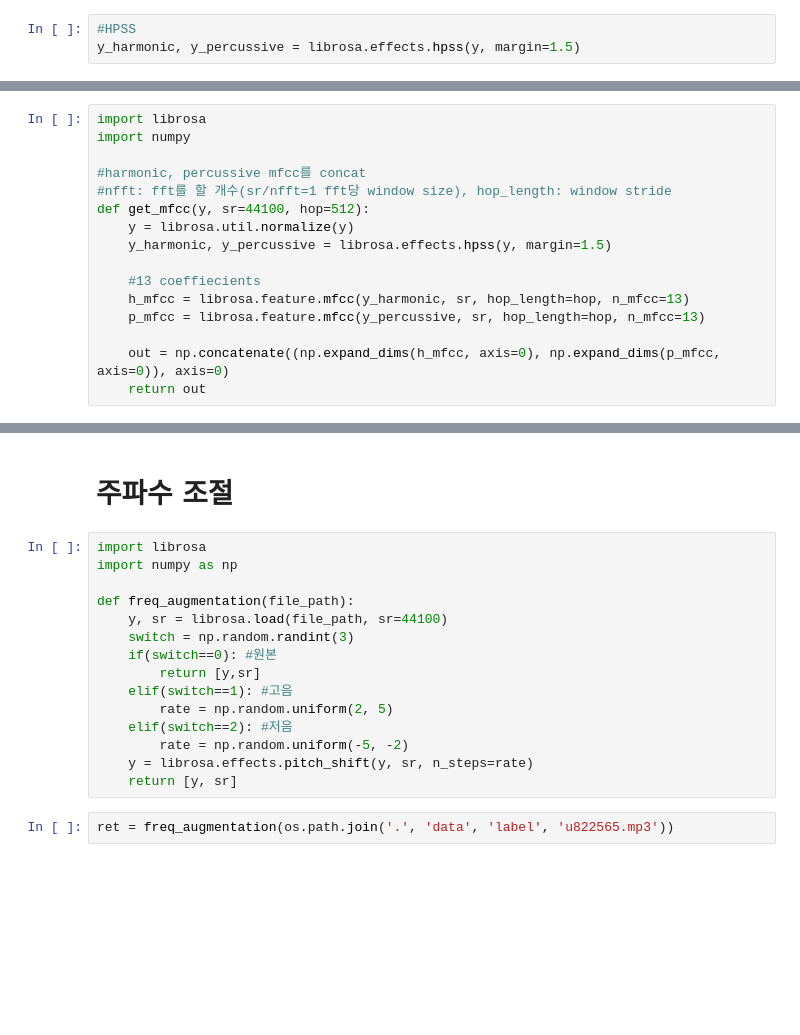
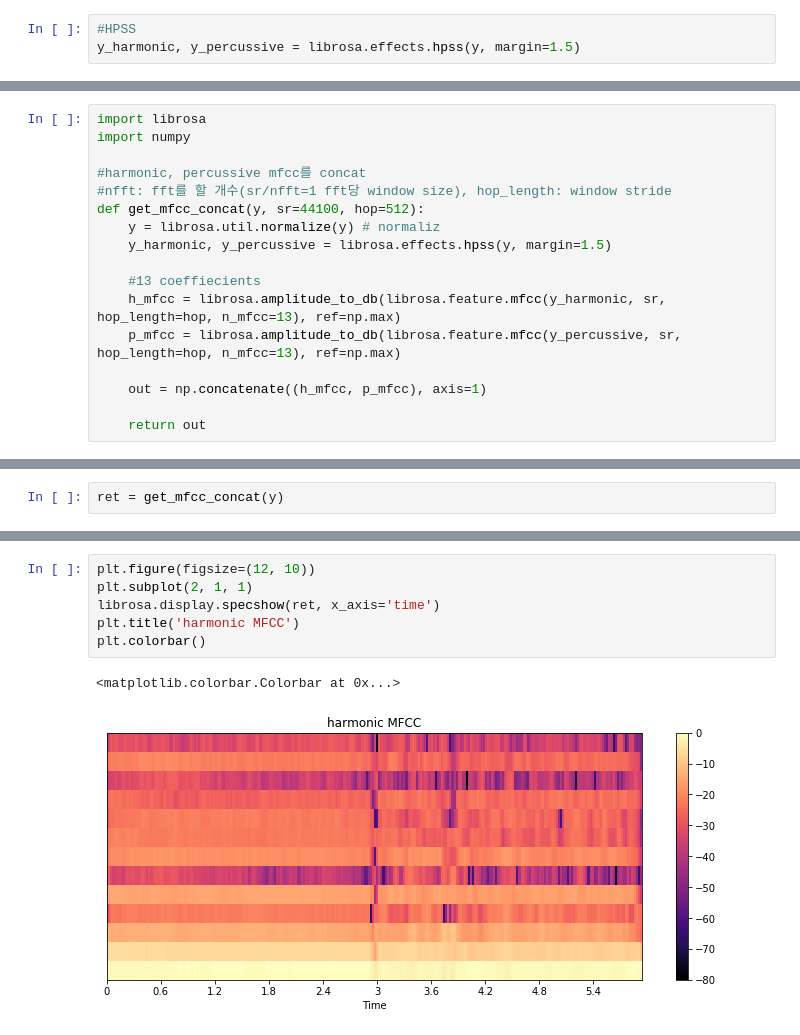
Before and after one commit to dizwe/snorrr, a Jupyter notebook: preprocessing/preprocessing_test_hpss_mfcc.ipynb, the cells around one changed output, grey strips where cells are left out. Drawn from its saved outputs; the diff is of its cells as text; blank space fills up the shorter version.

```diff
--- a/preprocessing/preprocessing_test_hpss_mfcc.ipynb
+++ b/preprocessing/preprocessing_test_hpss_mfcc.ipynb
@@ -52,13 +100,14 @@ import numpy
 
 #harmonic, percussive mfcc를 concat
 #nfft: fft를 할 개수(sr/nfft=1 fft당 window size), hop_length: window stride
-def get_mfcc(y, sr=44100, hop=512):
-    y = librosa.util.normalize(y)
+def get_mfcc_concat(y, sr=44100, hop=512):
+    y = librosa.util.normalize(y) # normaliz
     y_harmonic, y_percussive = librosa.effects.hpss(y, margin=1.5)
 
     #13 coeffiecients
-    h_mfcc = librosa.feature.mfcc(y_harmonic, sr, hop_length=hop, n_mfcc=13)
-    p_mfcc = librosa.feature.mfcc(y_percussive, sr, hop_length=hop, n_mfcc=13)
+    h_mfcc = librosa.amplitude_to_db(librosa.feature.mfcc(y_harmonic, sr, hop_length=hop, n_mfcc=13), ref=np.max)
+    p_mfcc = librosa.amplitude_to_db(librosa.feature.mfcc(y_percussive, sr, hop_length=hop, n_mfcc=13), ref=np.max)
 
-    out = np.concatenate((np.expand_dims(h_mfcc, axis=0), np.expand_dims(p_mfcc, axis=0)), axis=0)
+    out = np.concatenate((h_mfcc, p_mfcc), axis=1)
+
     return out
@@ -81,3 +114,5 @@ plt.show()
+# %%
+ret = get_mfcc_concat(y)
 # %%
 ret.shape
 # %% [output]
@@ -85,19 +120,9 @@ ret.shape
-# %% [markdown]
-# 주파수 조절
-# %%
-import librosa
-import numpy as np
-
-def freq_augmentation(file_path):
-    y, sr = librosa.load(file_path, sr=44100)
-    switch = np.random.randint(3)
-    if(switch==0): #원본
-        return [y,sr]
-    elif(switch==1): #고음
-        rate = np.random.uniform(2, 5)
-    elif(switch==2): #저음
-        rate = np.random.uniform(-5, -2)
-    y = librosa.effects.pitch_shift(y, sr, n_steps=rate)
-    return [y, sr]
-# %%
-ret = freq_augmentation(os.path.join('.', 'data', 'label', 'u822565.mp3'))
+# %%
+plt.figure(figsize=(12, 10))
+plt.subplot(2, 1, 1)
+librosa.display.specshow(ret, x_axis='time')
+plt.title('harmonic MFCC')
+plt.colorbar()
+# %% [output]
+<matplotlib.colorbar.Colorbar at 0x...>
+[figure, added]
```
Also changed, not shown: parts of 21 cells of this notebook, 1 other file.
